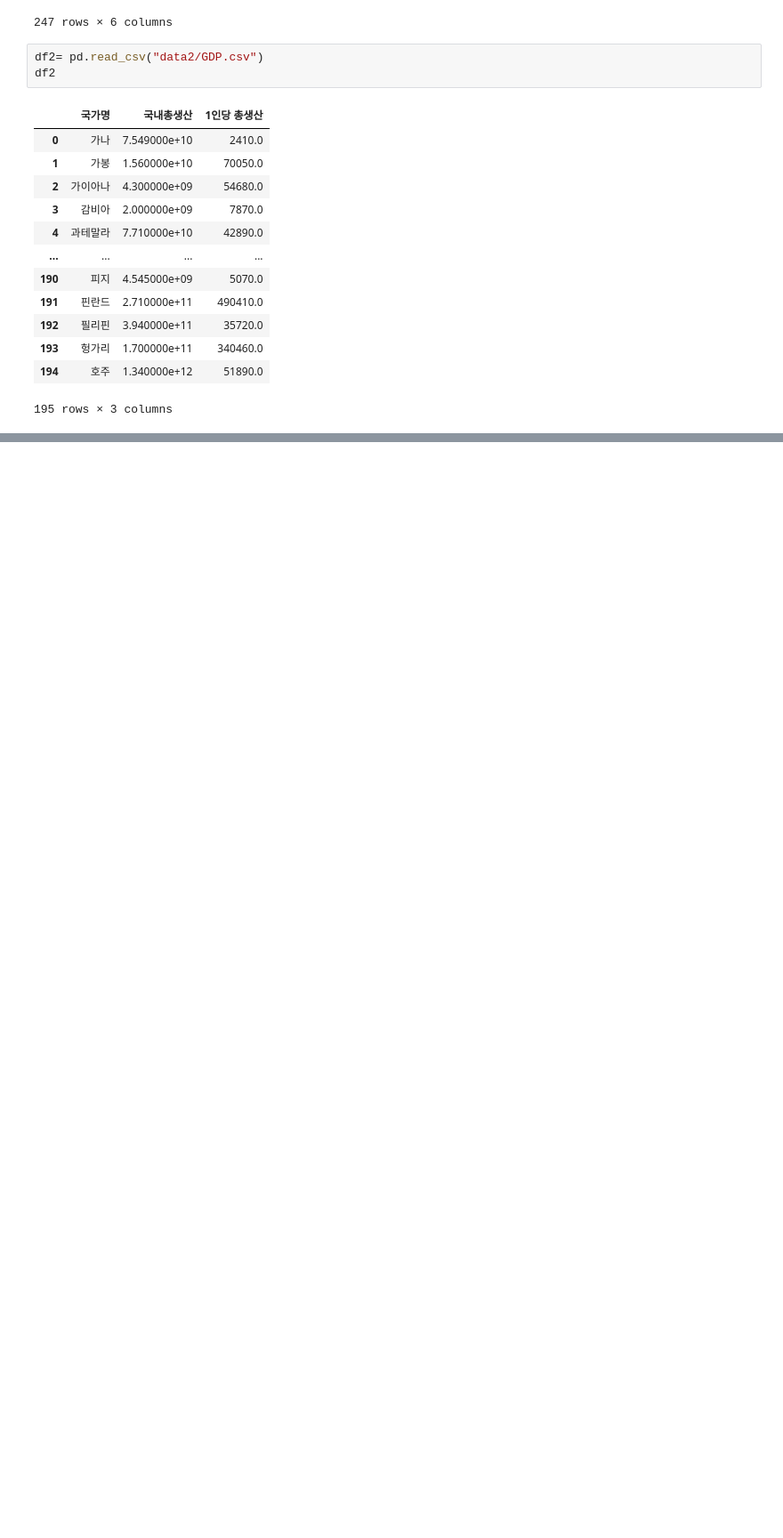
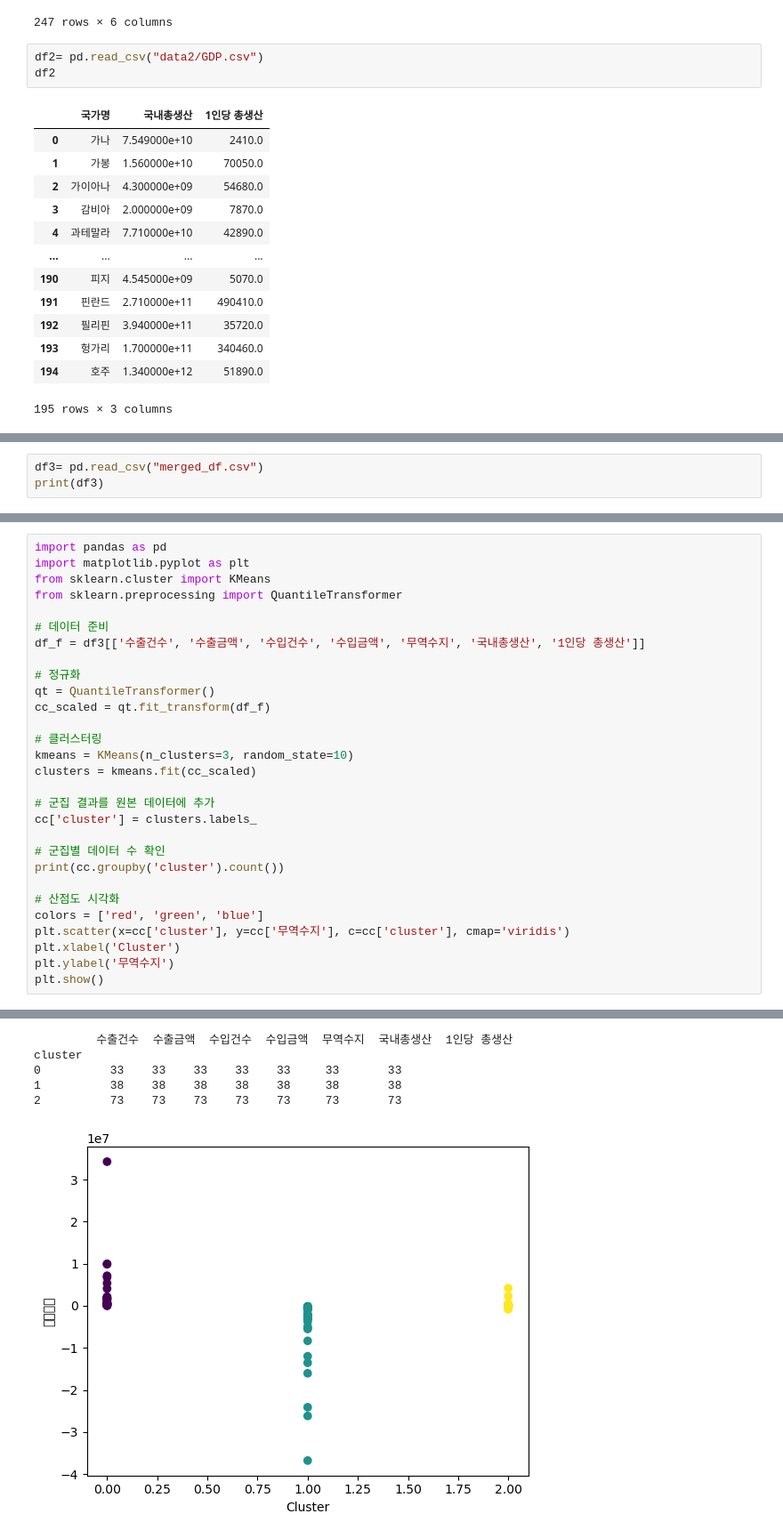
Before and after one commit to Han-Yujin/trade_project, a Jupyter notebook: cluster_country.ipynb, the cells around one changed output, grey strips where cells are left out. Shown at 89% size. Saved outputs shown, nothing was run; the diff lists cells and outputs as text; blank space fills up the shorter version.

Commit message:
country

```diff
--- a/cluster_country.ipynb
+++ b/cluster_country.ipynb
@@ -52,0 +59,3 @@ merged_df
+# %%
+df3= pd.read_csv("merged_df.csv")
+print(df3)
@@ -52,0 +80,30 @@ merged_df
+# %%
+import pandas as pd
+import matplotlib.pyplot as plt
+from sklearn.cluster import KMeans
+from sklearn.preprocessing import QuantileTransformer
+
+# 데이터 준비
+df_f = df3[['수출건수', '수출금액', '수입건수', '수입금액', '무역수지', '국내총생산', '1인당 총생산']]
+
+# 정규화
+qt = QuantileTransformer()
+cc_scaled = qt.fit_transform(df_f)
+
+# 클러스터링
+kmeans = KMeans(n_clusters=3, random_state=10)
+clusters = kmeans.fit(cc_scaled)
+
+# 군집 결과를 원본 데이터에 추가
+cc['cluster'] = clusters.labels_
+
+# 군집별 데이터 수 확인
+print(cc.groupby('cluster').count())
+
+# 산점도 시각화
+colors = ['red', 'green', 'blue']
+plt.scatter(x=cc['cluster'], y=cc['무역수지'], c=cc['cluster'], cmap='viridis')
+plt.xlabel('Cluster')
+plt.ylabel('무역수지')
+plt.show()
+# %% [output]
@@ -52,0 +115,6 @@ merged_df
+         수출건수  수출금액  수입건수  수입금액  무역수지  국내총생산  1인당 총생산
+cluster
+0          33    33    33    33    33     33       33
+1          38    38    38    38    38     38       38
+2          73    73    73    73    73     73       73
+[figure, added]
```
Also changed, not shown: parts of 4 cells of this notebook.
